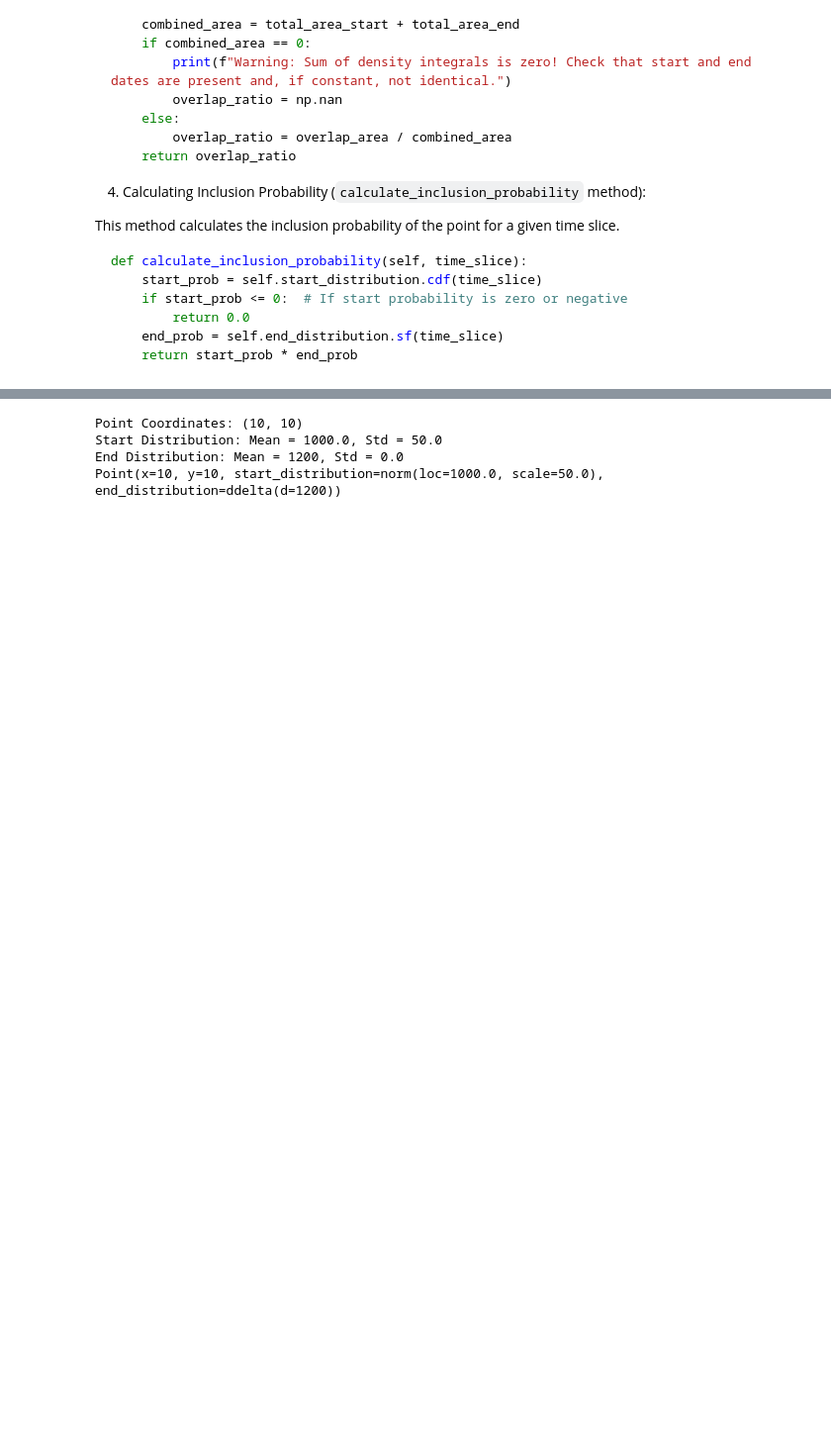
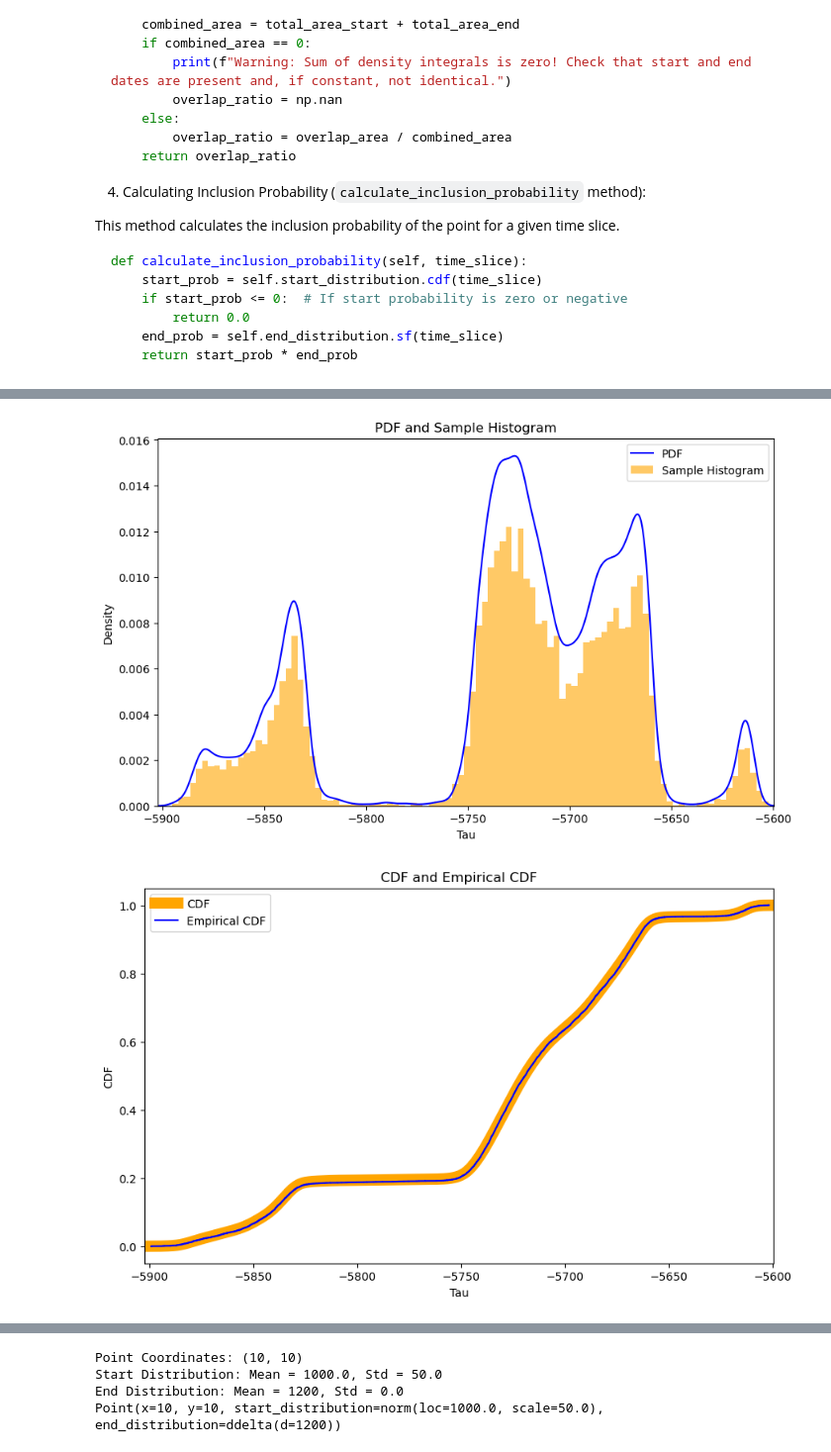
Before and after one commit to wccarleton/chronocluster, a Jupyter notebook: docs/source/tutorialnb.ipynb, the cells around one changed output, grey strips where cells are left out. Shown at 99% size. Drawn from its saved outputs; the diff is of its cells as text; code cells hidden in the pictures; blank space fills up the shorter version.

```diff
--- a/docs/source/tutorialnb.ipynb
+++ b/docs/source/tutorialnb.ipynb
@@ -379 +544,20 @@ For more information on the Dirac Delta function, you can refer to the following
+# %%
+from statsmodels.distributions.empirical_distribution import ECDF
+from chronocluster.calcurves import calibration_curves
+from chronocluster.distributions import calrcarbon
+from chronocluster.utils import calrc_plot
+
+calcurve = calibration_curves['intcal20']
+
+# Create the custom distribution
+myc14dist = calrcarbon(calcurve, c14_mean=-5000, c14_err=20)
+
+# Plot PDF and histogram
+calrc_plot(myc14dist, plot_type='pdf', bins=100)
+
+# Plot CDF and ECDF
+calrc_plot(myc14dist, plot_type='cdf', bins=100)
+# %% [output]
+[figure, added]
+[figure, added]
 # %% [markdown]
```
Also changed, not shown: parts of 19 cells of this notebook, 51 other files.
